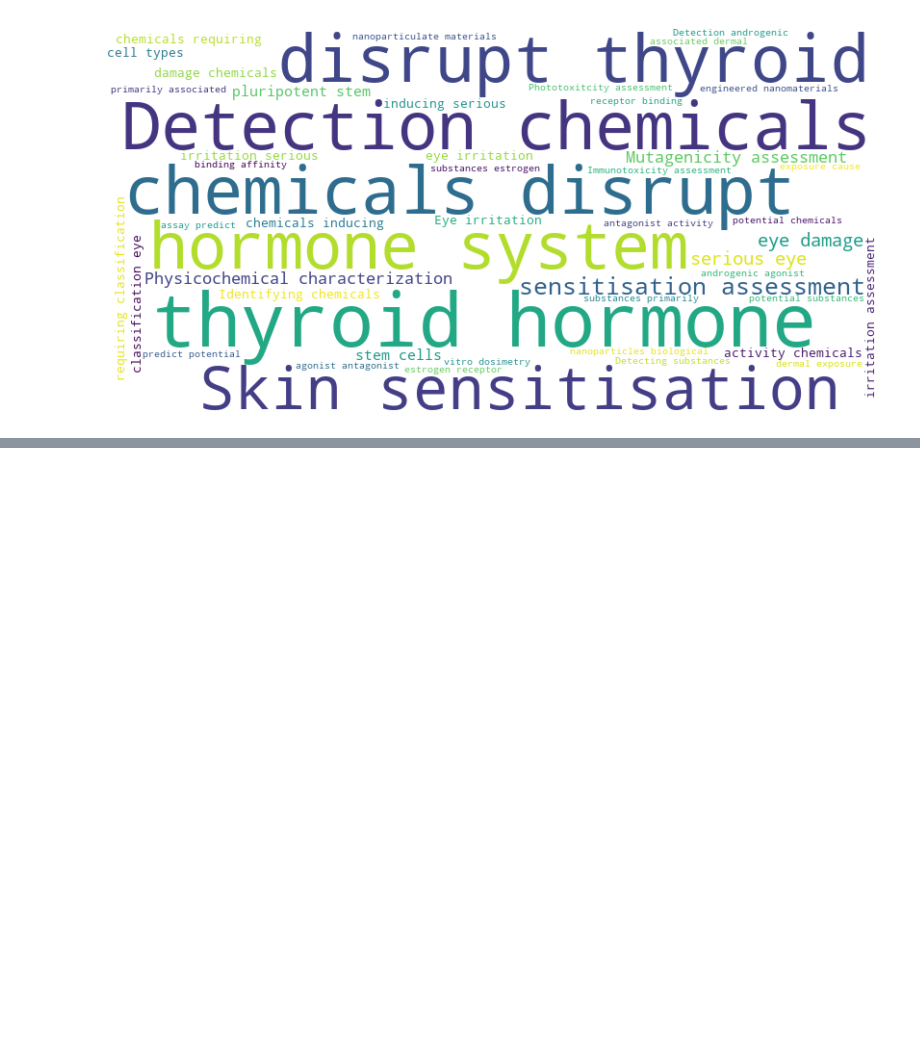
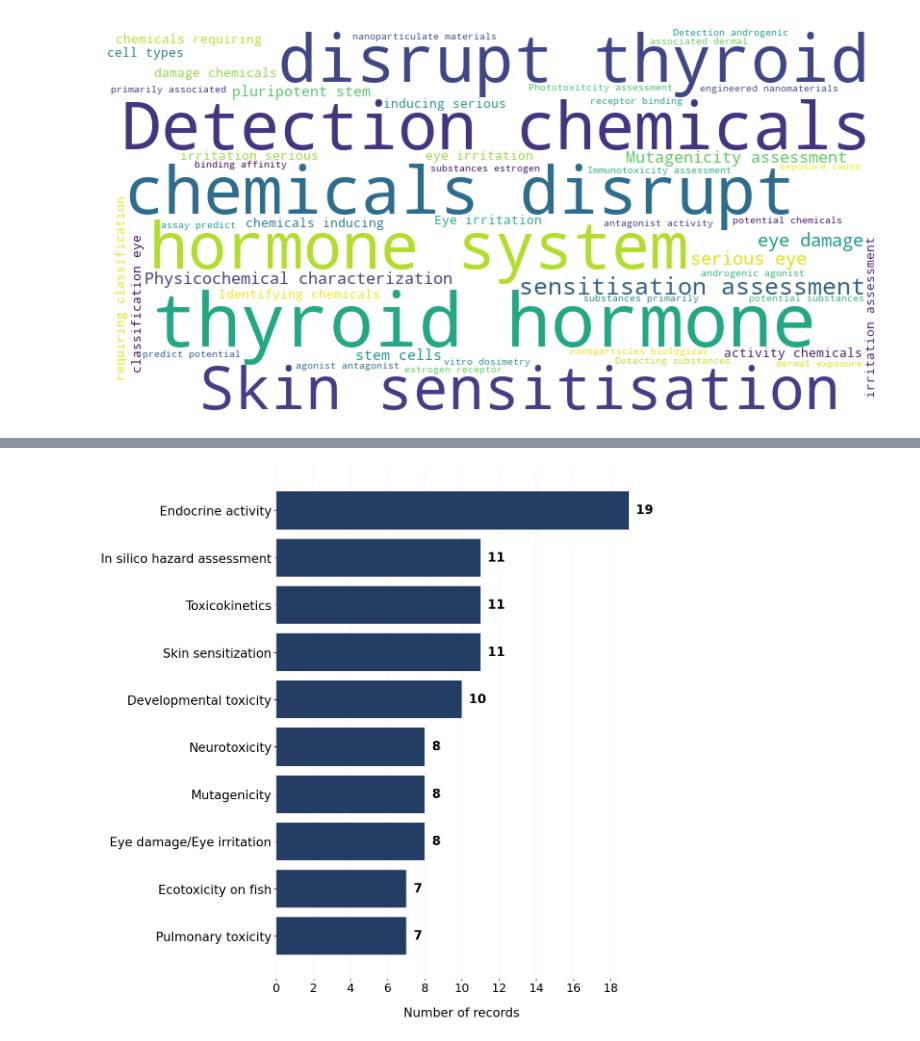
Before and after one commit to Alutka266/ECHA_2025_phase2, a Jupyter notebook: data_viz.ipynb, the cells around one changed output, grey strips where cells are left out. Saved outputs shown, nothing was run; the diff lists cells and outputs as text; code cells hidden in the pictures; blank space fills up the shorter version.

```diff
--- a/data_viz.ipynb
+++ b/data_viz.ipynb
@@ -853,0 +857,63 @@ plt.show()
+# %%
+import pandas as pd
+import matplotlib.pyplot as plt
+from matplotlib.ticker import MaxNLocator  # Import do ustawienia liczby całkowitej na osi
+
+# Wczytaj dane z pliku Excel
+df = pd.read_excel('/Users/alicjawojciechowska/Documents/GitHub/ECHA_2025_phase2/inventory_PHASE2_9042025_v3 (3).xlsx',
+                   sheet_name='NAMs under development')
+
+# Rozdzielenie wartości w kolumnie SIRS i eksplodowanie ich
+df_exploded = df.assign(SIRS=df['Standard Information Requirements (SIRs) / Specific Target Organ Toxicity (STOT)']
+                        .str.split(';')).explode('SIRS')
+df_exploded['SIRS'] = df_exploded['SIRS'].str.strip()  # Usunięcie zbędnych spacji
+
+# Zliczenie wartości w kolumnie SIRS
+sirs_counts = df_exploded['SIRS'].value_counts()
+
+# Wybór 10 najczęstszych wartości
+top_10_sirs = sirs_counts.head(10)
+
+# Przygotowanie kolorów
+unique_color = '#0b2854'  # Granatowy dla słupków
+
+# Tworzenie wykresu
+fig, ax = plt.subplots(figsize=(12, 12))  # Zwiększenie wielkości wykresu
+x = range(len(top_10_sirs))
+
+# Słupki dla 10 najczęstszych wartości SIRS
+unique_bars = ax.barh(x, top_10_sirs, color=unique_color, alpha=0.9, zorder=3)
+
+# Dodawanie liczebności na słupkach (na końcu słupków)
+for i, value in enumerate(top_10_sirs):
+    ax.text(value + max(top_10_sirs) * 0.02, i, str(value), va='center', ha='left',
+            fontsize=19, fontweight='bold', color='black')
+
+# Odwrócenie osi Y
+ax.invert_yaxis()
+
+# Stylizacja osi
+ax.set_yticks(x)
+ax.set_yticklabels(top_10_sirs.index, fontsize=19)  # Powiększenie czcionki etykiet osi Y
+ax.set_xlabel("Number of records", fontsize=19, labelpad=20)  # Powiększenie czcionki podpisu osi X
+
+# Powiększenie czcionki liczbowych etykiet osi X
+ax.tick_params(axis='x', labelsize=18)  # Powiększenie czcionki etykiet na osi X
+
+# Ustawienie osi X na liczby całkowite
+ax.xaxis.set_major_locator(MaxNLocator(integer=True))
+
+# Usuwanie ramek
+ax.spines['top'].set_visible(False)
+ax.spines['right'].set_visible(False)
+ax.spines['left'].set_visible(False)
+ax.spines['bottom'].set_visible(False)
+
+# Siatka
+ax.grid(True, axis='x', color='gray', linestyle='-', linewidth=0.1, zorder=0)
+
+# Wyświetlenie wykresu
+plt.tight_layout()
+plt.show()
+# %% [output]
+[figure, added]
```
Also changed, not shown: parts of 6 cells of this notebook, 2 other files.
